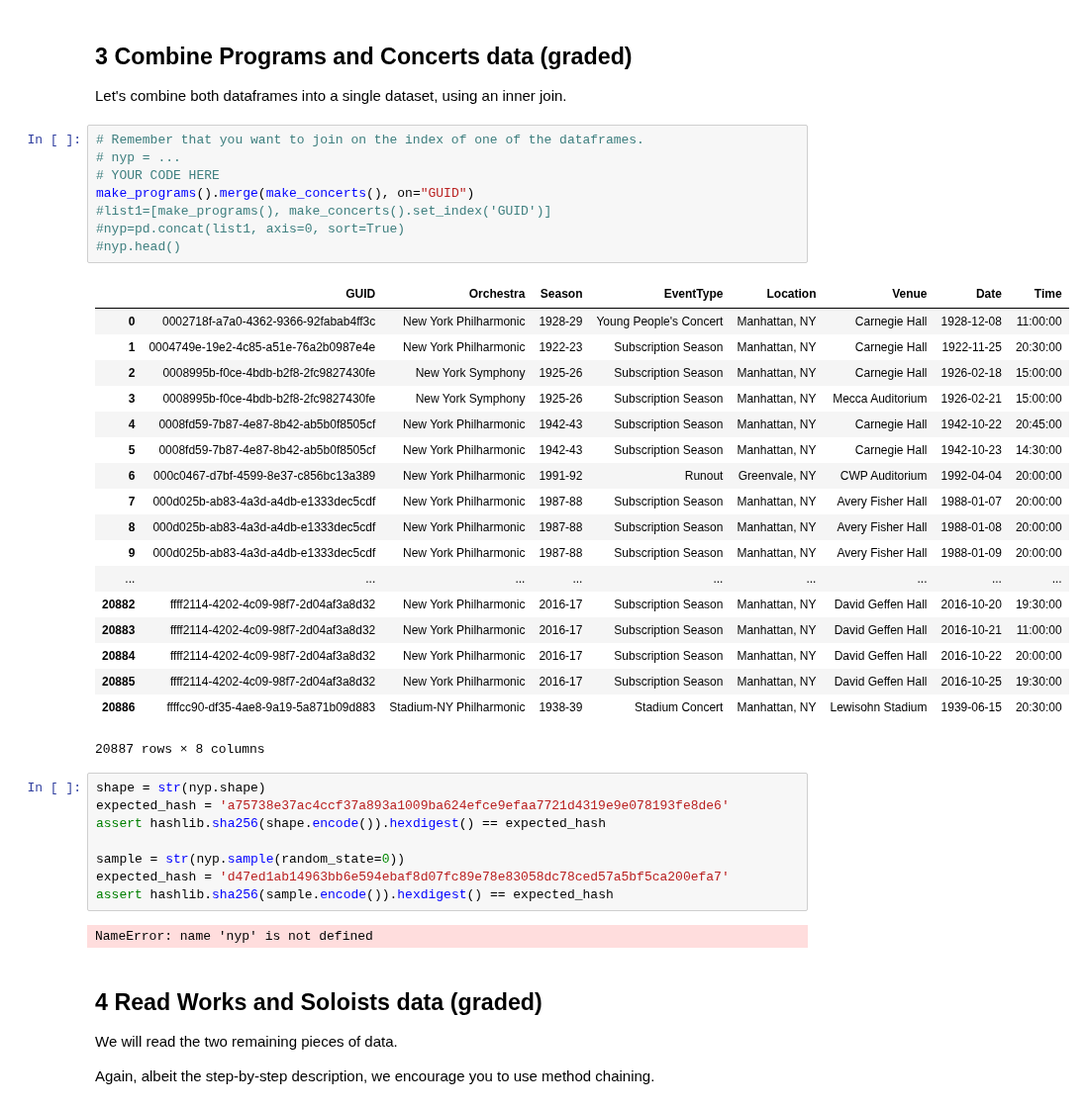
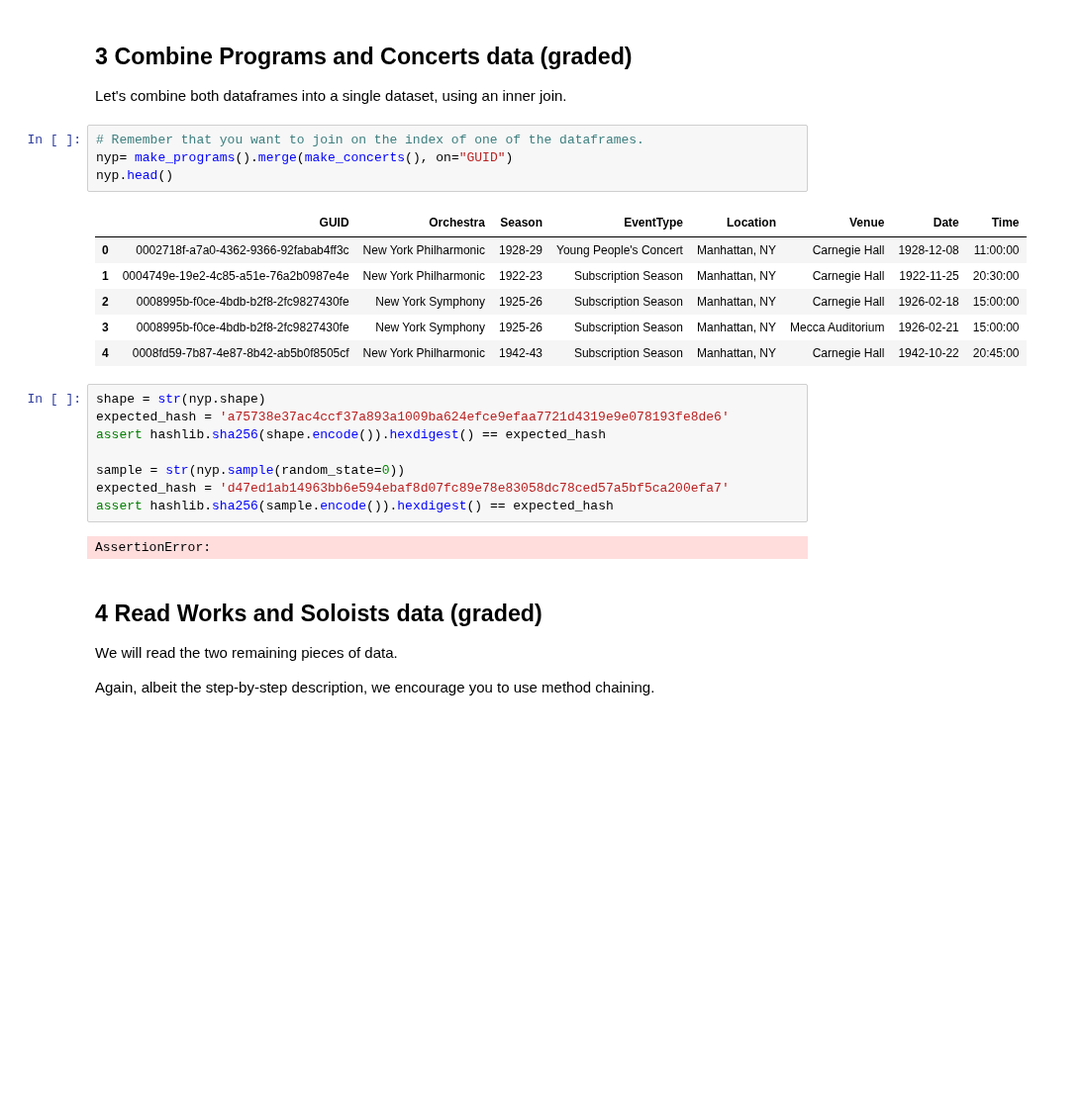
Before and after one commit to MafaldaPaco/batch3-workspace, a Jupyter notebook: S02/BLU02 - Advanced Wrangling/Exercise notebook.ipynb, the cells around one changed output. Shown at 99% size. Cells and saved outputs as stored; diff of their text form; blank space fills up the shorter version.

```diff
--- a/S02/BLU02 - Advanced Wrangling/Exercise notebook.ipynb
+++ b/S02/BLU02 - Advanced Wrangling/Exercise notebook.ipynb
@@ -130,31 +130,15 @@ concerts.head()
 Let's combine both dataframes into a single dataset, using an inner join.
 # %%
 # Remember that you want to join on the index of one of the dataframes.
-# nyp = ...
-# YOUR CODE HERE
-make_programs().merge(make_concerts(), on="GUID")
-#list1=[make_programs(), make_concerts().set_index('GUID')]
-#nyp=pd.concat(list1, axis=0, sort=True)
-#nyp.head()
+nyp= make_programs().merge(make_concerts(), on="GUID")
+nyp.head()
 # %% [output]
 |  | GUID | Orchestra | Season | EventType | Location | Venue | Date | Time |
 | 0 | 0002718f-a7a0-4362-9366-92fabab4ff3c | New York Philharmonic | 1928-29 | Young People's Concert | Manhattan, NY | Carnegie Hall | 1928-12-08 | 11:00:00 |
 | 1 | 0004749e-19e2-4c85-a51e-76a2b0987e4e | New York Philharmonic | 1922-23 | Subscription Season | Manhattan, NY | Carnegie Hall | 1922-11-25 | 20:30:00 |
 | 2 | 0008995b-f0ce-4bdb-b2f8-2fc9827430fe | New York Symphony | 1925-26 | Subscription Season | Manhattan, NY | Carnegie Hall | 1926-02-18 | 15:00:00 |
 | 3 | 0008995b-f0ce-4bdb-b2f8-2fc9827430fe | New York Symphony | 1925-26 | Subscription Season | Manhattan, NY | Mecca Auditorium | 1926-02-21 | 15:00:00 |
 | 4 | 0008fd59-7b87-4e87-8b42-ab5b0f8505cf | New York Philharmonic | 1942-43 | Subscription Season | Manhattan, NY | Carnegie Hall | 1942-10-22 | 20:45:00 |
-| 5 | 0008fd59-7b87-4e87-8b42-ab5b0f8505cf | New York Philharmonic | 1942-43 | Subscription Season | Manhattan, NY | Carnegie Hall | 1942-10-23 | 14:30:00 |
-| 6 | 000c0467-d7bf-4599-8e37-c856bc13a389 | New York Philharmonic | 1991-92 | Runout | Greenvale, NY | CWP Auditorium | 1992-04-04 | 20:00:00 |
-| 7 | 000d025b-ab83-4a3d-a4db-e1333dec5cdf | New York Philharmonic | 1987-88 | Subscription Season | Manhattan, NY | Avery Fisher Hall | 1988-01-07 | 20:00:00 |
-| 8 | 000d025b-ab83-4a3d-a4db-e1333dec5cdf | New York Philharmonic | 1987-88 | Subscription Season | Manhattan, NY | Avery Fisher Hall | 1988-01-08 | 20:00:00 |
-| 9 | 000d025b-ab83-4a3d-a4db-e1333dec5cdf | New York Philharmonic | 1987-88 | Subscription Season | Manhattan, NY | Avery Fisher Hall | 1988-01-09 | 20:00:00 |
-| ... | ... | ... | ... | ... | ... | ... | ... | ... |
-| 20882 | ffff2114-4202-4c09-98f7-2d04af3a8d32 | New York Philharmonic | 2016-17 | Subscription Season | Manhattan, NY | David Geffen Hall | 2016-10-20 | 19:30:00 |
-| 20883 | ffff2114-4202-4c09-98f7-2d04af3a8d32 | New York Philharmonic | 2016-17 | Subscription Season | Manhattan, NY | David Geffen Hall | 2016-10-21 | 11:00:00 |
-| 20884 | ffff2114-4202-4c09-98f7-2d04af3a8d32 | New York Philharmonic | 2016-17 | Subscription Season | Manhattan, NY | David Geffen Hall | 2016-10-22 | 20:00:00 |
-| 20885 | ffff2114-4202-4c09-98f7-2d04af3a8d32 | New York Philharmonic | 2016-17 | Subscription Season | Manhattan, NY | David Geffen Hall | 2016-10-25 | 19:30:00 |
-| 20886 | ffffcc90-df35-4ae8-9a19-5a871b09d883 | Stadium-NY Philharmonic | 1938-39 | Stadium Concert | Manhattan, NY | Lewisohn Stadium | 1939-06-15 | 20:30:00 |
-20887 rows × 8 columns
 # %%
 shape = str(nyp.shape)
 expected_hash = 'a75738e37ac4ccf37a893a1009ba624efce9efaa7721d4319e9e078193fe8de6'
@@ -164,7 +148,7 @@ sample = str(nyp.sample(random_state=0))
 expected_hash = 'd47ed1ab14963bb6e594ebaf8d07fc89e78e83058dc78ced57a5bf5ca200efa7'
 assert hashlib.sha256(sample.encode()).hexdigest() == expected_hash
 # %% [output]
-NameError: name 'nyp' is not defined
+AssertionError:
 # %% [markdown]
 ## 4 Read Works and Soloists data (graded)
 
```
Also changed, not shown: parts of 9 cells of this notebook, 1 other file.
